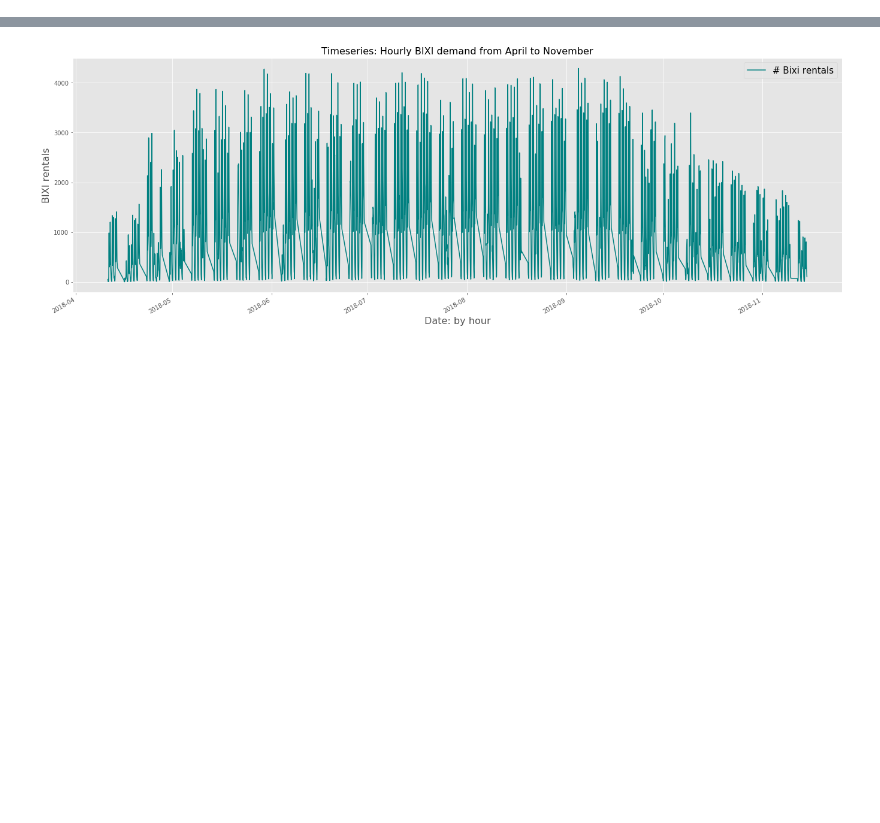
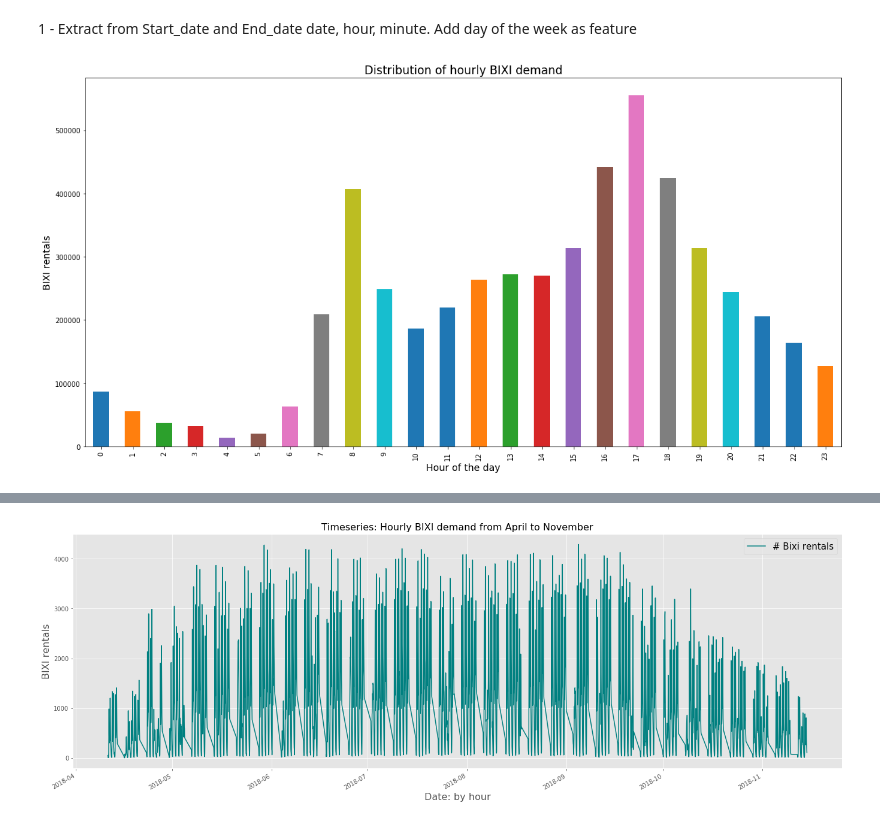
Before and after one commit to Rimab55/Forecasting_Bixi_Bikeshare_rentals, a Jupyter notebook: EDA_bixi.ipynb, the cells around one changed output, grey strips where cells are left out. Drawn from its saved outputs; the diff is of its cells as text; code cells hidden in the pictures; blank space fills up the shorter version.

```diff
--- a/EDA_bixi.ipynb
+++ b/EDA_bixi.ipynb
@@ -25,0 +120,2 @@ df_stations.plot(x = 'latitude', y = 'longitude', kind = 'scatter', title = '')
+# %% [markdown]
+1 - Extract from Start_date and End_date date, hour, minute. Add day of the week as feature
@@ -25,0 +147,12 @@ df_stations.plot(x = 'latitude', y = 'longitude', kind = 'scatter', title = '')
+# %%
+# Demand by hour (0 = From Midnight to 1AM)
+grouped_hour = df_bixi.groupby(df_bixi['start_hour']).count().reset_index()
+grouped_hour = grouped_hour[['start_hour','start_date']]
+grouped_hour.rename(columns = {'start_date':'count'}, inplace = True)
+ax_hour = grouped_hour.plot.bar(x = 'start_hour', y = 'count', figsize=(20,10))
+ax_hour.set_xlabel('Hour of the day', fontsize=14)
+ax_hour.set_ylabel('BIXI rentals', fontsize=14)
+ax_hour.set_title("Distribution of hourly BIXI demand", fontsize=17)
+ax_hour.get_legend().remove()
+# %% [output]
+[figure, added]
```
Also changed, not shown: parts of 27 cells of this notebook.
